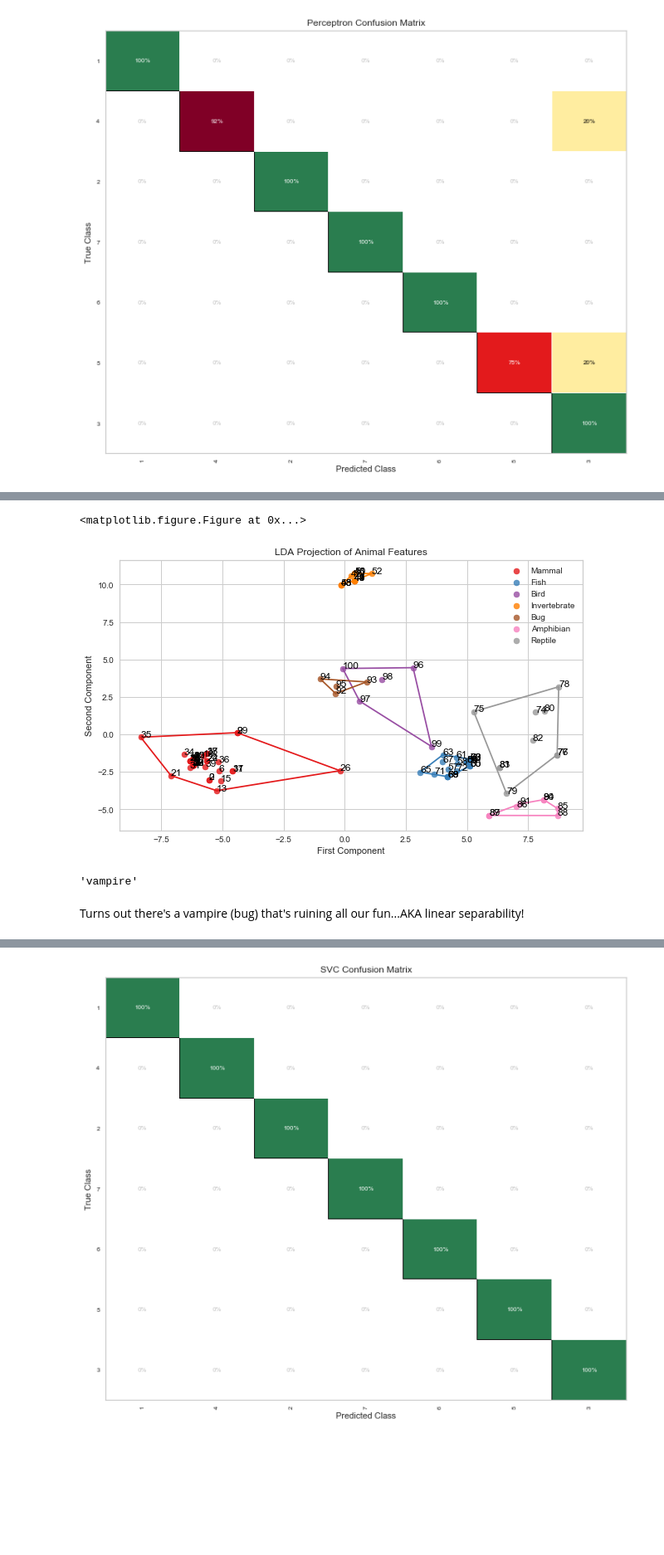
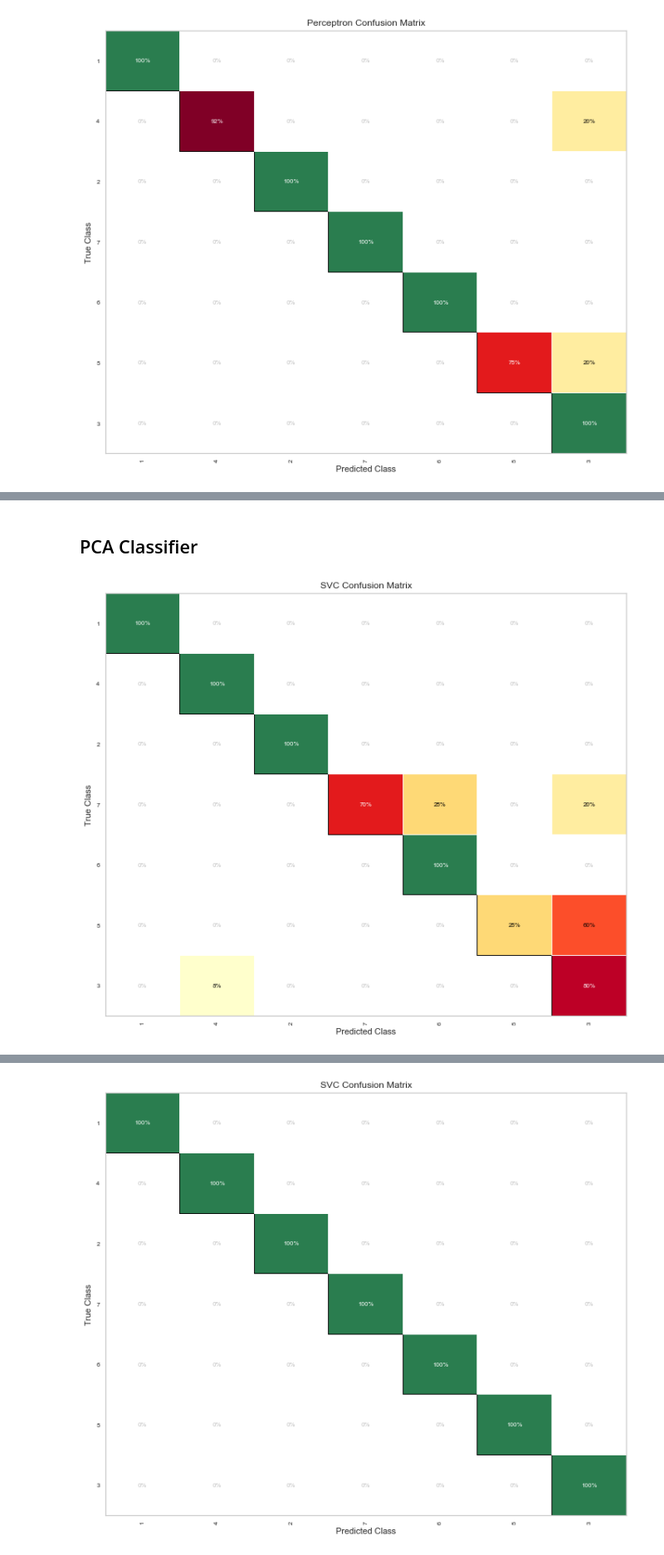
Before and after one commit to salml/animal-classification, a Jupyter notebook: notebooks/Modeling.ipynb, the cells around one changed output, grey strips where cells are left out. Shown at 83% size. Cells and saved outputs as stored; diff of their text form; code cells hidden in the pictures; blank space fills up the shorter version.

```diff
--- a/notebooks/Modeling.ipynb
+++ b/notebooks/Modeling.ipynb
@@ -27,6 +29,28 @@ classes = classes[['class_number', 'class_type']].rename({'class_type':'class_na
 animals = animals.merge(classes)
 
 animal_names = animals[['animal_name', 'class_name']]
+# %%
+animals = pd.read_csv('../data/zoo.csv')
+# animals.drop(['animal_name'], axis=1, inplace=True)
+
+classes = pd.read_csv('../data/class.csv')
+classes.columns = [col.lower() for col in classes.columns]
+classes = classes[['class_number', 'class_type']].rename({'class_type':'class_name', 'class_number':'class_type'}, axis=1)
+
+animals = animals.merge(classes)
+# %%
+targets = animals.class_name.value_counts().index
+n_classes = len(targets)
+features = animals.drop(['class_type', 'class_name', 'legs'], axis=1).columns
+
+dummy_legs = pd.get_dummies(animals.legs, drop_first=True).loc[:, 1:]
+dummy_legs.columns = [str(col) + '_legs'  for col in dummy_legs.columns]
+
+animals = animals.drop('legs', 1).join(dummy_legs)
+animal_names = animals.animal_name
+
+X = animals[features].join(dummy_legs)
+y = animals.class_type.as_matrix()
 # %% [markdown]
 ## Model Preparation
 # %%
@@ -62,7 +191,7 @@ perc = Perceptron(random_state=42)
 
 plt.figure(figsize=(12, 10))
 cm = ConfusionMatrix(perc, classes=animals.class_type.unique())
-cm.fit(X, y).score(X, y)
+cm.fit(X.drop('animal_name', axis=1), y).score(X.drop('animal_name', axis=1), y)
 fig = cm.poof()
 # %% [output]
 [figure]
@@ -81,34 +200,14 @@ The model will basically draw lines through the outer points of each class in lo
-# %%
-from sklearn.discriminant_analysis import LinearDiscriminantAnalysis as LDA
-from scipy.spatial import ConvexHull
-import pylab as pl
-
-X_r = LDA(n_components=2).fit_transform(X, y)
-
-plt.clf()
-plt.figure(figsize = (10, 6))
-targets = animals.class_name.unique()
-plt.title('LDA Projection of Animal Features')
-plt.xlabel('First Component')
-plt.ylabel('Second Component')
-
-for color, i, target in zip(colors, np.arange(1, n_classes+1), targets):
-    bucket = X_r[y == i, :]
-    hull = ConvexHull(bucket)
-    coords = list(zip(bucket[:,0], bucket[:,1], animals[animals.class_type == i].index))
-    plt.scatter(bucket[:, 0], bucket[:, 1], color=color, alpha=.8, lw=.5, label=target)
-    for x1,x2,ind in coords:
-        pl.text(x1, x2, str(ind), color='black', fontsize=12)
-    for j in hull.simplices:
-        plt.plot(bucket[j,0], bucket[j,1], color)
-plt.legend()
-plt.show()
-# %% [output]
-<matplotlib.figure.Figure at 0x...>
-[figure, removed]
-# %%
-animal_names[93]
-# %% [output]
-'vampire'
-# %% [markdown]
-Turns out there's a vampire (bug) that's ruining all our fun...AKA linear separability!
+# %% [markdown]
+## PCA Classifier
+# %%
+from sklearn.pipeline import make_pipeline
+from sklearn.svm import SVC
+
+pca_svc = make_pipeline(PCA(n_components=3), SVC(kernel='linear', random_state=42))
+
+plt.figure(figsize=(12, 10))
+cm = ConfusionMatrix(pca_svc, classes=animals.class_type.unique())
+cm.fit(X.drop('animal_name', axis=1), y).score(X.drop('animal_name', axis=1), y)
+fig = cm.poof()
+# %% [output]
+[figure, added]
```
Also changed, not shown: parts of 96 cells of this notebook, 12 other files.
